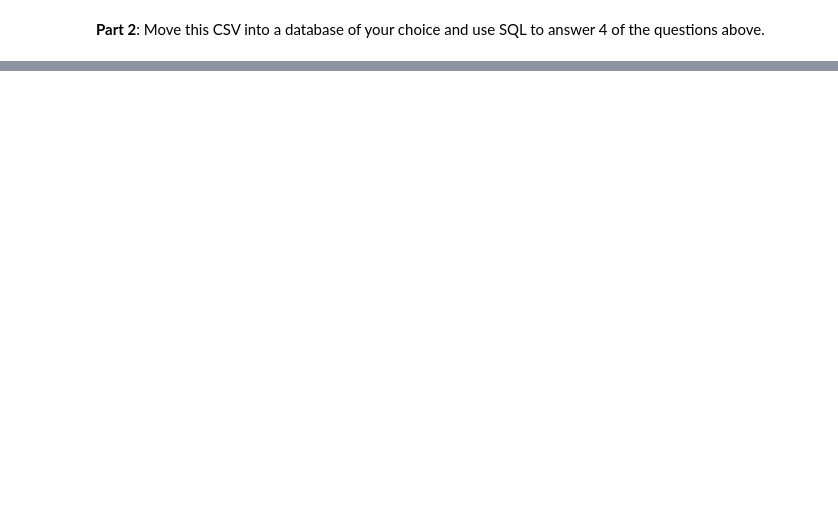
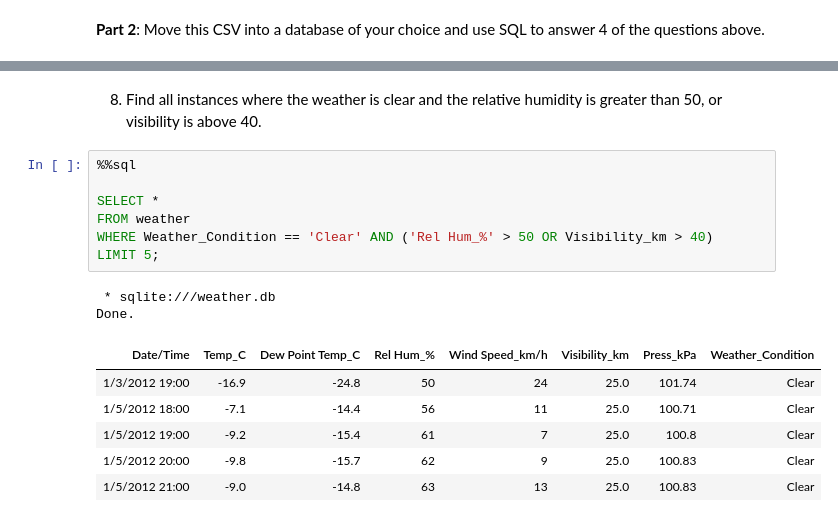
Before and after one commit to tony-nyagah/lux-academy, a Jupyter notebook: src/lux_academy/5-week-bootcamp/week-1/weather-analysis.ipynb, the cells around one changed output, grey strips where cells are left out. Saved outputs shown, nothing was run; the diff lists cells and outputs as text; blank space fills up the shorter version.

```diff
--- a/src/lux_academy/5-week-bootcamp/week-1/weather-analysis.ipynb
+++ b/src/lux_academy/5-week-bootcamp/week-1/weather-analysis.ipynb
@@ -170,0 +192,18 @@ data.to_sql("weather", conn, if_exists="replace", index=False)
+# %% [markdown]
+8. Find all instances where the weather is clear and the relative humidity is greater than 50, or visibility is above 40.
+# %%
+%%sql
+
+SELECT *
+FROM weather
+WHERE Weather_Condition == 'Clear' AND ('Rel Hum_%' > 50 OR Visibility_km > 40)
+LIMIT 5;
+# %% [output]
+ * sqlite:///weather.db
+Done.
+| Date/Time | Temp_C | Dew Point Temp_C | Rel Hum_% | Wind Speed_km/h | Visibility_km | Press_kPa | Weather_Condition |
+| 1/3/2012 19:00 | -16.9 | -24.8 | 50 | 24 | 25.0 | 101.74 | Clear |
+| 1/5/2012 18:00 | -7.1 | -14.4 | 56 | 11 | 25.0 | 100.71 | Clear |
+| 1/5/2012 19:00 | -9.2 | -15.4 | 61 | 7 | 25.0 | 100.8 | Clear |
+| 1/5/2012 20:00 | -9.8 | -15.7 | 62 | 9 | 25.0 | 100.83 | Clear |
+| 1/5/2012 21:00 | -9.0 | -14.8 | 63 | 13 | 25.0 | 100.83 | Clear |
```
Also changed, not shown: parts of 12 cells of this notebook, 5 other files.
